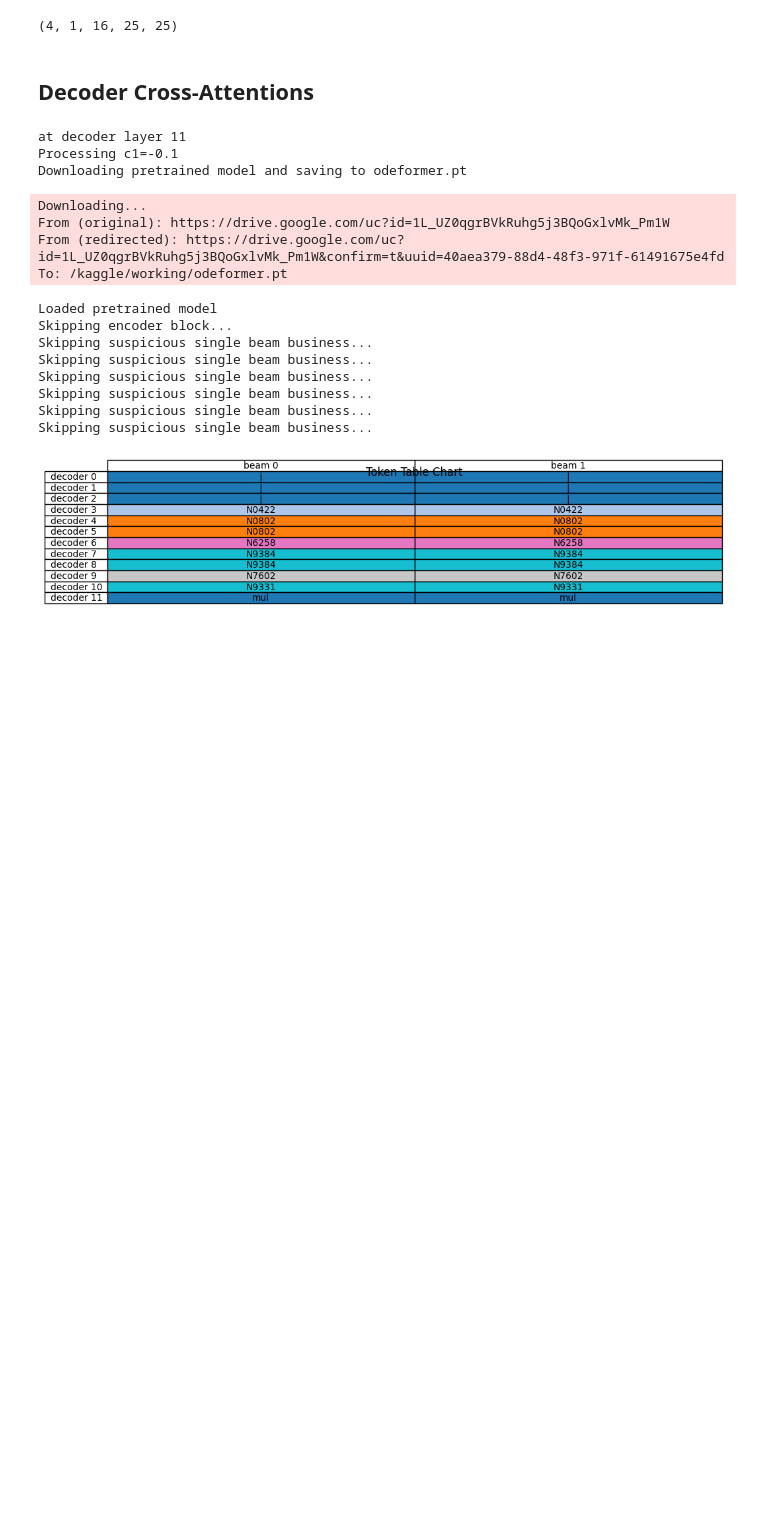
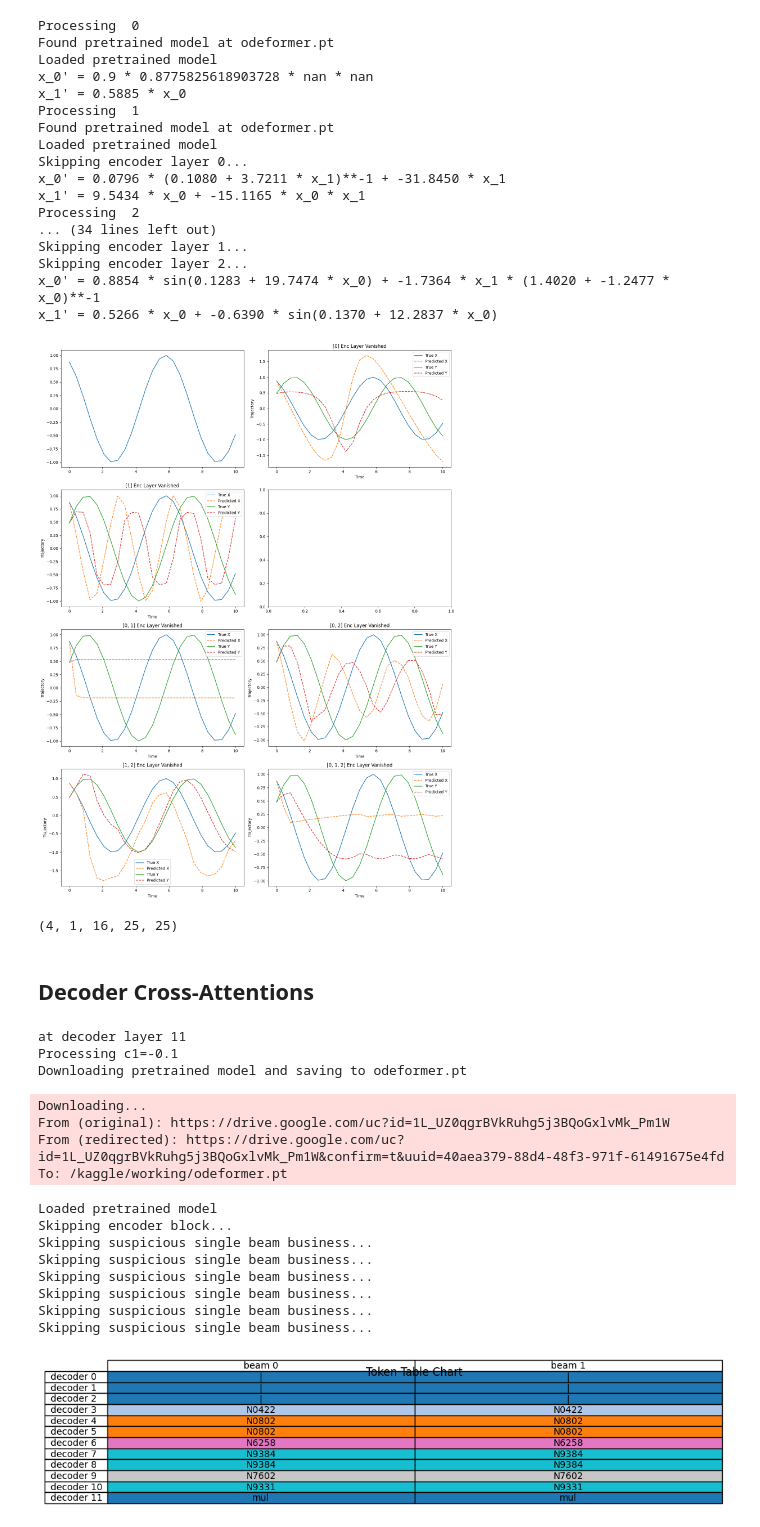
Before and after one commit to ayoakin/MIVLDE, a Jupyter notebook: subteams/LogitLens/odeformer-attnobsv.ipynb, the cells around one changed output. Drawn from its saved outputs; the diff is of its cells as text; code cells hidden in the pictures; blank space fills up the shorter version.

```diff
--- a/subteams/LogitLens/odeformer-attnobsv.ipynb
+++ b/subteams/LogitLens/odeformer-attnobsv.ipynb
@@ -41,3 +94,44 @@ Skipping encoder block...
+# %%
+lst = [0, 1, 2]
+
+# Generate all subsets
+all_combinations = []
+for r in range(len(lst) + 1):
+    all_combinations.extend(combinations(lst, r))
+
+combs = [list(comb) for comb in all_combinations]
+n = len(combs)
+fig, axes = plt.subplots(4, 2, figsize=(15, 20))
+axes = axes.flatten()
+
+for i, layers in enumerate(combs):
+    print("Processing ", i)
+    try:
+        removed_enc_layers(layers=layers, ax=axes[i])
+    except:
+        pass
+
+plt.tight_layout()
+plt.show()
+# %% [output]
+Processing  0
+Found pretrained model at odeformer.pt
+Loaded pretrained model
+x_0' = 0.9 * 0.8775825618903728 * nan * nan
+x_1' = 0.5885 * x_0
+Processing  1
+Found pretrained model at odeformer.pt
+Loaded pretrained model
+Skipping encoder layer 0...
+x_0' = 0.0796 * (0.1080 + 3.7211 * x_1)**-1 + -31.8450 * x_1
+x_1' = 9.5434 * x_0 + -15.1165 * x_0 * x_1
+Processing  2
+... (34 lines left out)
+Skipping encoder layer 1...
+Skipping encoder layer 2...
+x_0' = 0.8854 * sin(0.1283 + 19.7474 * x_0) + -1.7364 * x_1 * (1.4020 + -1.2477 * x_0)**-1
+x_1' = 0.5266 * x_0 + -0.6390 * sin(0.1370 + 12.2837 * x_0)
+[figure, added]
 # %%
 np.array(all_attentions["encoder"]).shape
 # %% [output]
```
Also changed, not shown: parts of 6 cells of this notebook.
